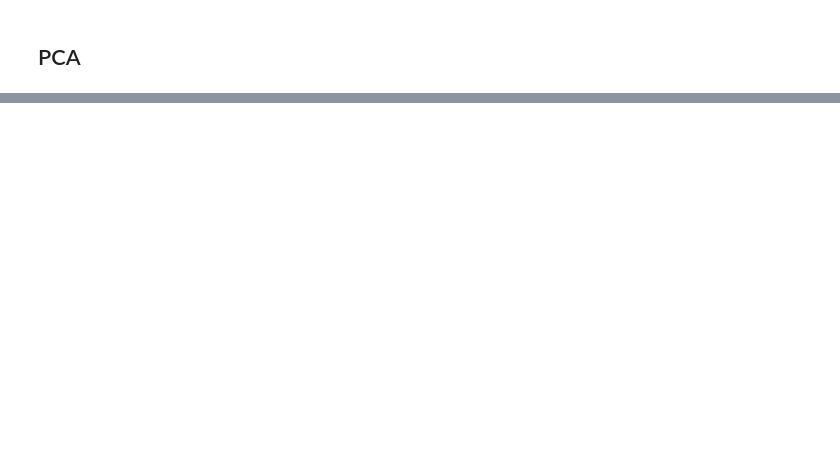
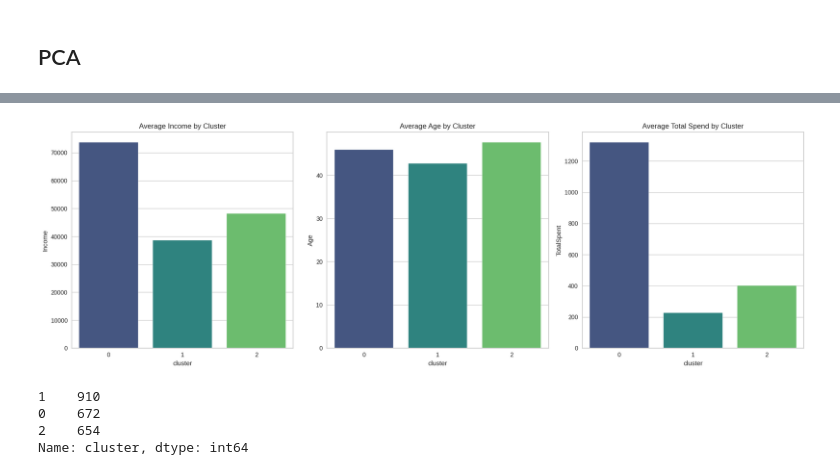
Before and after one commit to r-leeper/Marketing_Customer_Segmentation, a Jupyter notebook: PCA_and_KMeans.ipynb, the cells around one changed output, grey strips where cells are left out. Drawn from its saved outputs; the diff is of its cells as text; code cells hidden in the pictures; blank space fills up the shorter version.

Commit message:
Clustering complete with full comparison of each feature across clusters

```diff
--- a/PCA_and_KMeans.ipynb
+++ b/PCA_and_KMeans.ipynb
@@ -193,0 +286,9 @@ print(selected_components)
+# %%
+# Instantiate the KMeans model with the optimal number of clusters
+kmeans = KMeans(n_clusters=3)
+# Fit the model to the data
+kmeans.fit(selected_components)
+# Get cluster assignments for each data point
+labels = kmeans.labels_
+# Add the cluster labels to your DataFrame
+df['cluster'] = labels
@@ -193,0 +304,35 @@ print(selected_components)
+# %%
+# Calculate average income, average age, and average total spend for each cluster
+cluster_summary = df.groupby('cluster').agg({
+    'Income': 'mean',
+    'Age': 'mean',
+    'TotalSpent': 'mean'
+}).reset_index()
+
+# Set up the subplots
+fig, axes = plt.subplots(1, 3, figsize=(18, 6))
+
+# Plot average income
+sns.barplot(x='cluster', y='Income', data=cluster_summary, ax=axes[0], palette='viridis')
+axes[0].set_title('Average Income by Cluster')
+
+# Plot average age
+sns.barplot(x='cluster', y='Age', data=cluster_summary, ax=axes[1], palette='viridis')
+axes[1].set_title('Average Age by Cluster')
+
+# Plot average total spend
+sns.barplot(x='cluster', y='TotalSpent', data=cluster_summary, ax=axes[2], palette='viridis')
+axes[2].set_title('Average Total Spend by Cluster')
+
+# Adjust layout
+plt.tight_layout()
+plt.show()
+# %% [output]
+[figure, added]
+# %%
+df['cluster'].value_counts()
+# %% [output]
+1    910
+0    672
+2    654
+Name: cluster, dtype: int64
```
Also changed, not shown: parts of 27 cells of this notebook, 3 other files.
